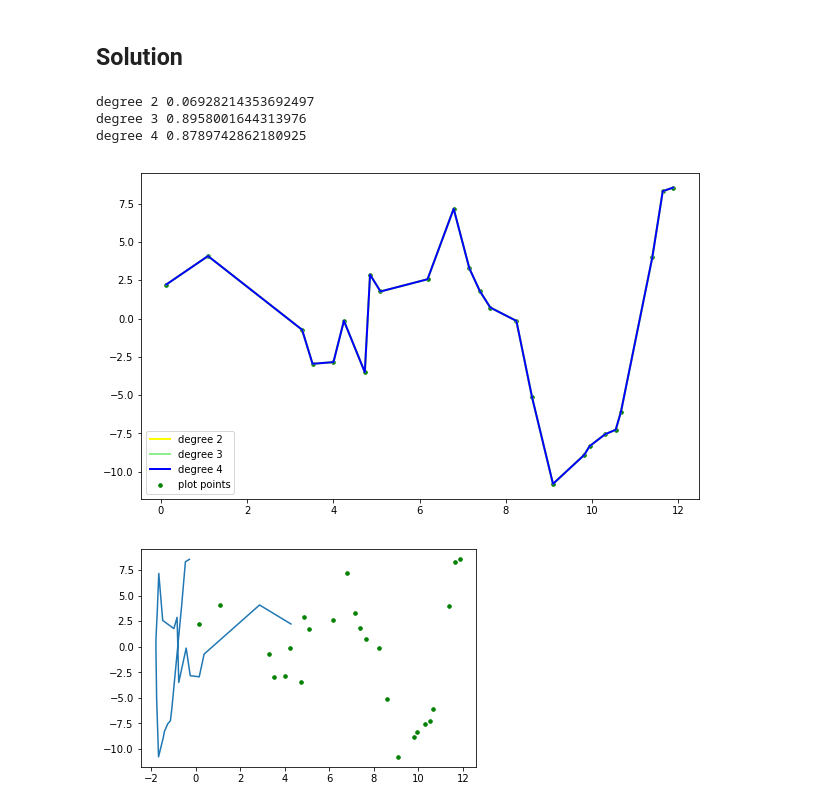
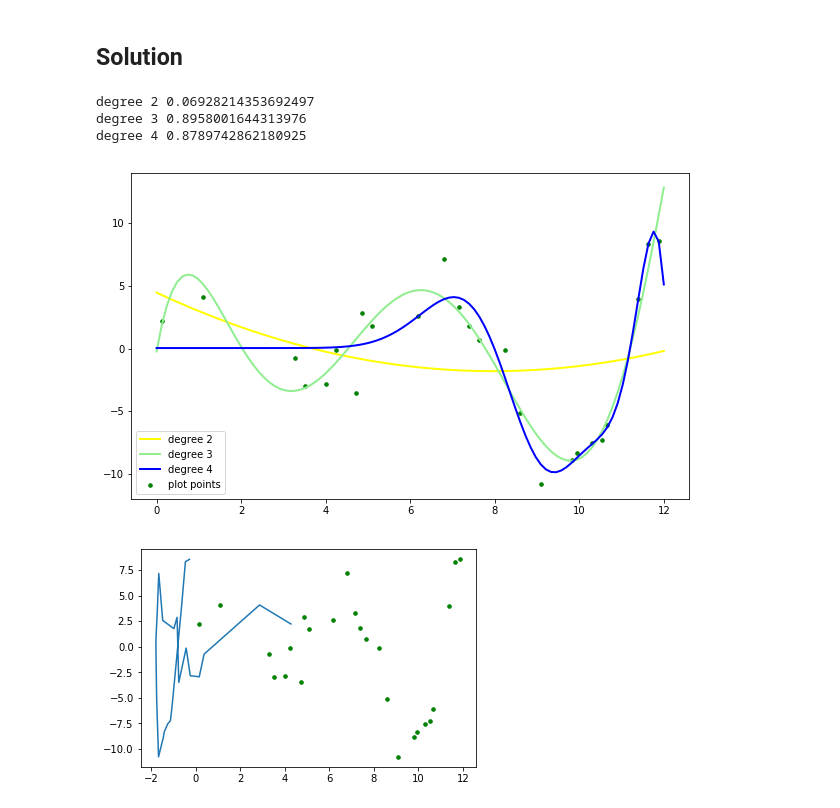
Before and after one commit to AlecMorgan/dsc-2-24-06-polynomial-regression-lab-seattle-ds-career-040119, a Jupyter notebook: index.ipynb, the cells around one changed output. Cells and saved outputs as stored; diff of their text form; code cells hidden in the pictures.

```diff
--- a/index.ipynb
+++ b/index.ipynb
@@ -43,35 +43,35 @@ from sklearn.preprocessing import PolynomialFeatures
 from sklearn.linear_model import LinearRegression
 from sklearn.metrics import mean_squared_error, r2_score
 
 x_plot = np.linspace(0, 12, 100)
 
 # reshape the arrays
 X = x[:, np.newaxis]
 X_plot = x_plot[:, np.newaxis]
 #X = x.reshape(-1, 1)
 #X_plot = x_plot.reshape(-1, 1)
 
 colors = ['yellow', 'lightgreen', 'blue']
 plt.figure(figsize=(10,6))
 plt.scatter(x, y, color='green', s=50, marker='.', label="plot points")
 
 for index, degree in enumerate([2,3,4]):
     poly = PolynomialFeatures(degree)
     X = poly.fit_transform(X)
     X_plot = poly.fit_transform(X_plot)
     reg_poly = LinearRegression().fit(X, y)
     y_plot = reg_poly.predict(X_plot)
-    plt.plot(x_, y, color=colors[index], linewidth = 2 ,
+    plt.plot(x_plot, y_plot, color=colors[index], linewidth = 2 ,
              label="degree %d" % degree)
     print("degree %d" % degree, r2_score(y, reg_poly.predict(X)))
 
 plt.legend(loc='lower left')
 plt.show();
 # %% [output]
 degree 2 0.06928214353692497
 degree 3 0.8958001644313976
 degree 4 0.8789742862180925
-[figure, old version]
+[figure, new version]
 # %%
 from sklearn.preprocessing import PolynomialFeatures
 from sklearn.linear_model import LinearRegression
```
